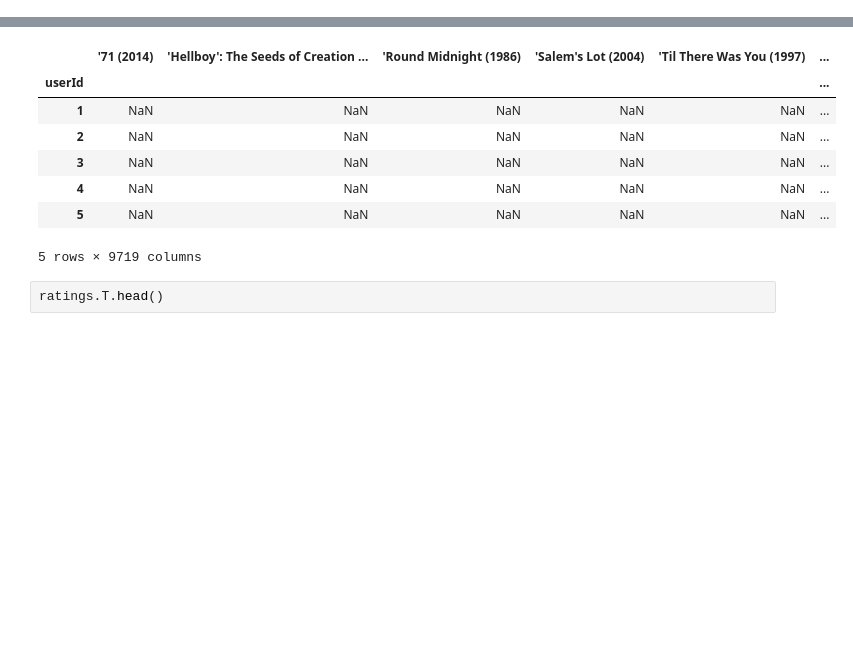
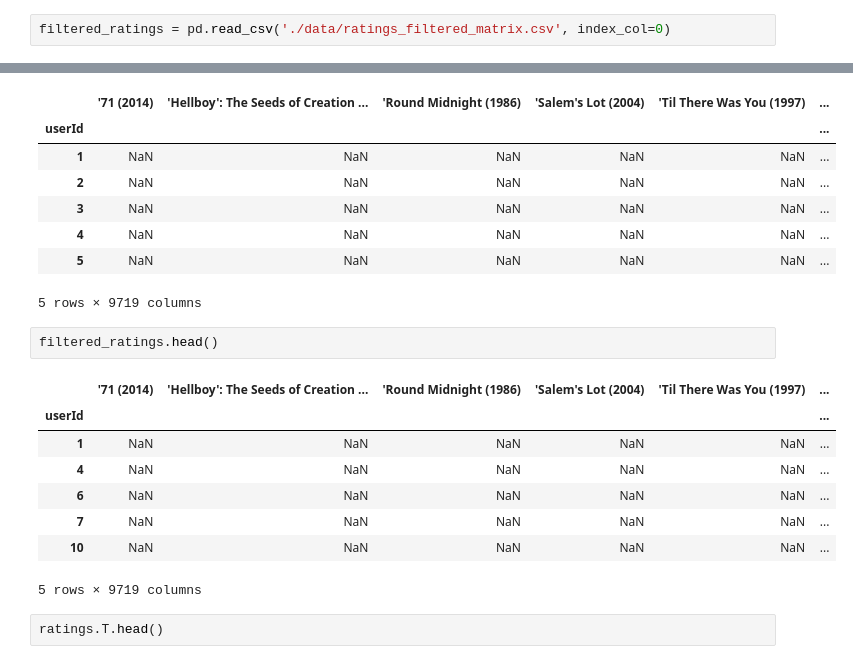
Before and after one commit to padawanabhi/movie_recommendation_app, a Jupyter notebook: pandas_methods_filling.ipynb, the cells around one changed output, grey strips where cells are left out. Cells and saved outputs as stored; diff of their text form; blank space fills up the shorter version.

```diff
--- a/pandas_methods_filling.ipynb
+++ b/pandas_methods_filling.ipynb
@@ -12,3 +12,5 @@ ratings = pd.read_csv('./ratings_matrix_original.csv', index_col=0)
+# %%
+filtered_ratings = pd.read_csv('./data/ratings_filtered_matrix.csv', index_col=0)
 # %%
 ratings.head()
 # %% [output]
@@ -20,6 +22,17 @@ ratings.head()
 | 4 | NaN | NaN | NaN | NaN | NaN | ... |
 | 5 | NaN | NaN | NaN | NaN | NaN | ... |
 5 rows × 9719 columns
+# %%
+filtered_ratings.head()
+# %% [output]
+|  | '71 (2014) | 'Hellboy': The Seeds of Creation ... | 'Round Midnight (1986) | 'Salem's Lot (2004) | 'Til There Was You (1997) | ... |
+| userId |  |  |  |  |  | ... |
+| 1 | NaN | NaN | NaN | NaN | NaN | ... |
+| 4 | NaN | NaN | NaN | NaN | NaN | ... |
+| 6 | NaN | NaN | NaN | NaN | NaN | ... |
+| 7 | NaN | NaN | NaN | NaN | NaN | ... |
+| 10 | NaN | NaN | NaN | NaN | NaN | ... |
+5 rows × 9719 columns
 # %%
 ratings.T.head()
 # %% [output]
```
Also changed, not shown: parts of 15 cells of this notebook, 14 other files.
